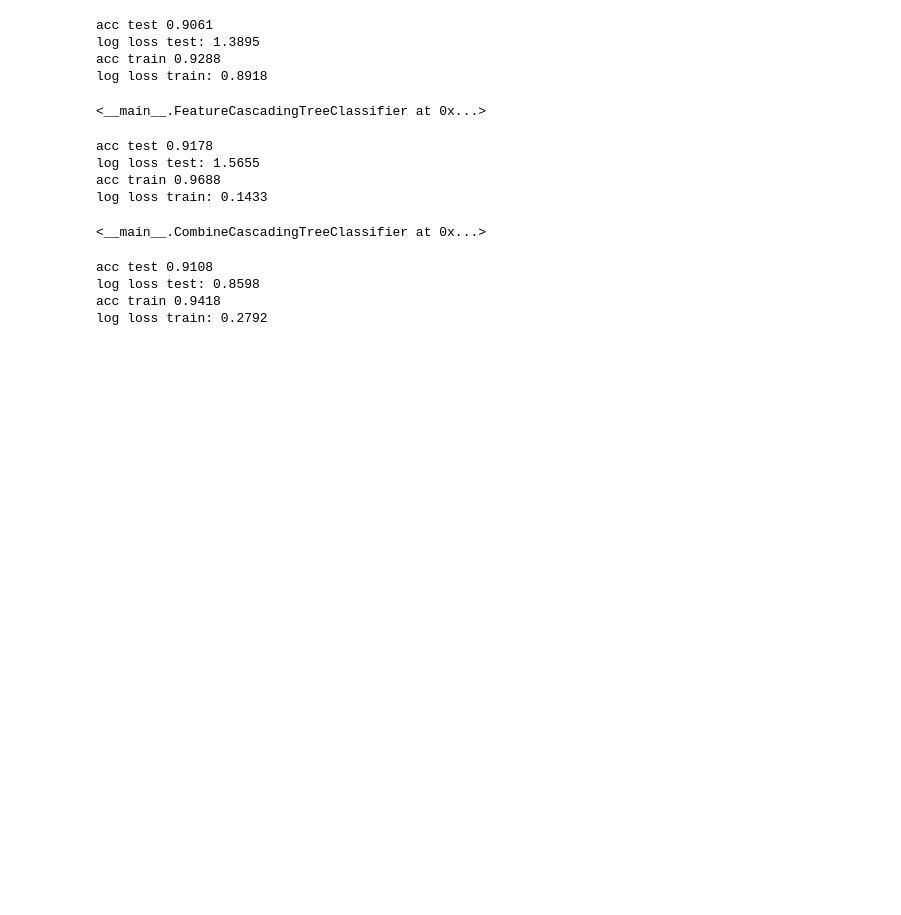
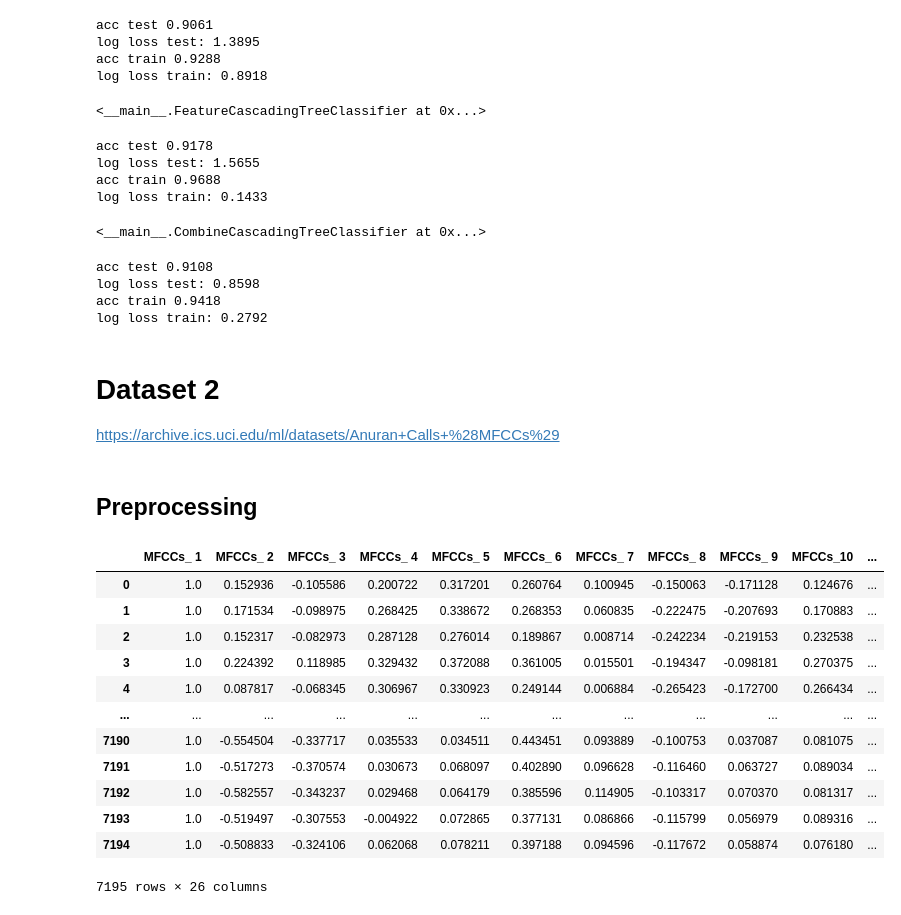
Before and after one commit to Liavbapp/ml-cascading, a Jupyter notebook: ml_ass2.ipynb, the cells around one changed output. Saved outputs shown, nothing was run; the diff lists cells and outputs as text; code cells hidden in the pictures; blank space fills up the shorter version.

Commit message:
Add Frogs Dataset

```diff
--- a/ml_ass2.ipynb
+++ b/ml_ass2.ipynb
@@ -265,3 +265,25 @@ acc test 0.9108
 log loss test: 0.8598
 acc train 0.9418
 log loss train: 0.2792
+# %% [markdown]
+# Dataset 2
+https://archive.ics.uci.edu/ml/datasets/Anuran+Calls+%28MFCCs%29
+# %% [markdown]
+## Preprocessing
+# %%
+df_frogs = pd.read_csv(r'./datasets/Frogs_MFCCs.csv')
+df_frogs
+# %% [output]
+|  | MFCCs_ 1 | MFCCs_ 2 | MFCCs_ 3 | MFCCs_ 4 | MFCCs_ 5 | MFCCs_ 6 | MFCCs_ 7 | MFCCs_ 8 | MFCCs_ 9 | MFCCs_10 | ... |
+| 0 | 1.0 | 0.152936 | -0.105586 | 0.200722 | 0.317201 | 0.260764 | 0.100945 | -0.150063 | -0.171128 | 0.124676 | ... |
+| 1 | 1.0 | 0.171534 | -0.098975 | 0.268425 | 0.338672 | 0.268353 | 0.060835 | -0.222475 | -0.207693 | 0.170883 | ... |
+| 2 | 1.0 | 0.152317 | -0.082973 | 0.287128 | 0.276014 | 0.189867 | 0.008714 | -0.242234 | -0.219153 | 0.232538 | ... |
+| 3 | 1.0 | 0.224392 | 0.118985 | 0.329432 | 0.372088 | 0.361005 | 0.015501 | -0.194347 | -0.098181 | 0.270375 | ... |
+| 4 | 1.0 | 0.087817 | -0.068345 | 0.306967 | 0.330923 | 0.249144 | 0.006884 | -0.265423 | -0.172700 | 0.266434 | ... |
+| ... | ... | ... | ... | ... | ... | ... | ... | ... | ... | ... | ... |
+| 7190 | 1.0 | -0.554504 | -0.337717 | 0.035533 | 0.034511 | 0.443451 | 0.093889 | -0.100753 | 0.037087 | 0.081075 | ... |
+| 7191 | 1.0 | -0.517273 | -0.370574 | 0.030673 | 0.068097 | 0.402890 | 0.096628 | -0.116460 | 0.063727 | 0.089034 | ... |
+| 7192 | 1.0 | -0.582557 | -0.343237 | 0.029468 | 0.064179 | 0.385596 | 0.114905 | -0.103317 | 0.070370 | 0.081317 | ... |
+| 7193 | 1.0 | -0.519497 | -0.307553 | -0.004922 | 0.072865 | 0.377131 | 0.086866 | -0.115799 | 0.056979 | 0.089316 | ... |
+| 7194 | 1.0 | -0.508833 | -0.324106 | 0.062068 | 0.078211 | 0.397188 | 0.094596 | -0.117672 | 0.058874 | 0.076180 | ... |
+7195 rows × 26 columns
```
Also changed, not shown: parts of 17 cells of this notebook, 1 other file.
